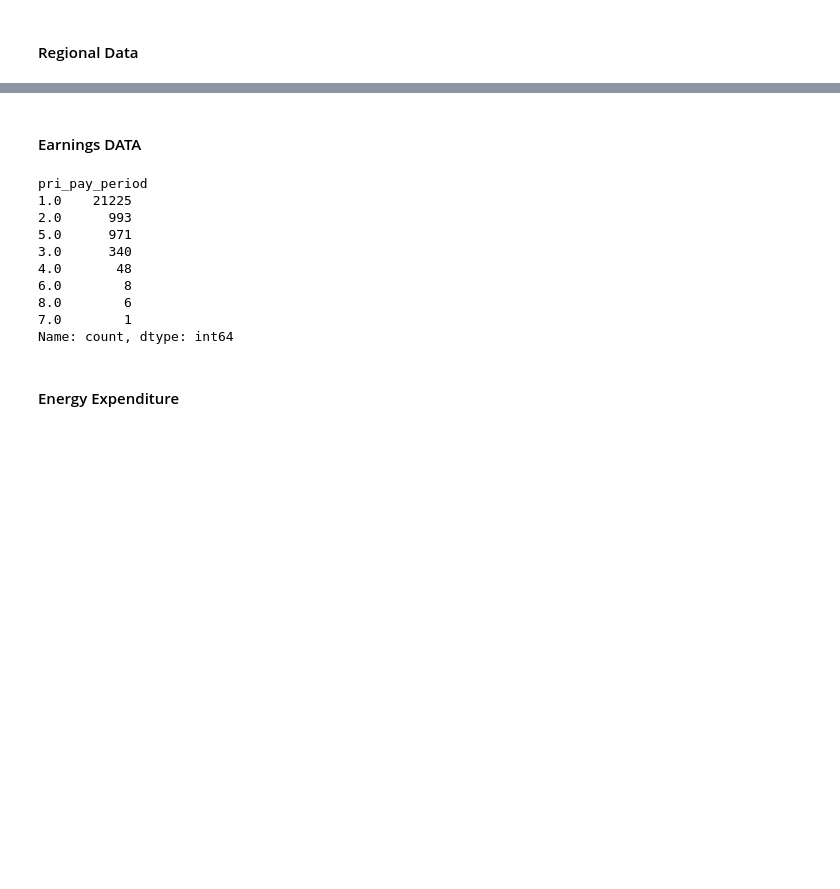
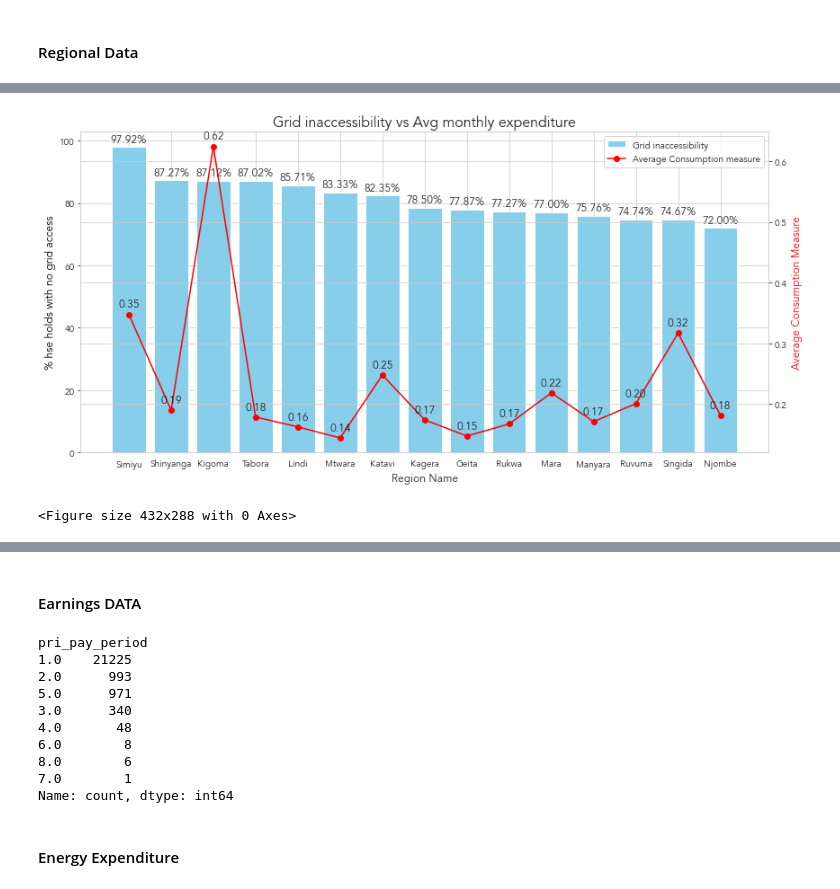
Before and after one commit to whitehackr/solar_tz, a Jupyter notebook: data_and_analysis/survey_review_.ipynb, the cells around one changed output, grey strips where cells are left out. Saved outputs shown, nothing was run; the diff lists cells and outputs as text; code cells hidden in the pictures; blank space fills up the shorter version.

```diff
--- a/data_and_analysis/survey_review_.ipynb
+++ b/data_and_analysis/survey_review_.ipynb
@@ -445 +509,8 @@ non_grid_consumption_usd
+# %%
+# get region from gdf
+gdf['Region_Cod'] = gdf['Region_Cod'].astype(int)
+consumption_selected = consumption_selected.merge(gdf, how = 'left', right_on = 'Region_Cod', left_on = 'region')
+# %%
+avg_monthly_exp = consumption_selected[['Region_Nam','nf_clothing', 'nf_utilities', 'nf_hhexpenses','nf_transport', 'nf_communic', 'nf_recreat', 'nf_other', 'dur_exp',
+       'rent_exp', 'educa', 'health']].groupby('Region_Nam').mean().sum(axis = 1)
 # %%
@@ -446,0 +538,2 @@ consumption_averages = non_grid_consumption_usd[['region','hhsize', 'nf_clothing
+# %%
+avg_monthly_exp = pd.DataFrame(avg_monthly_exp).rename(columns = {0:'avg_exp_monthly'})
@@ -483,3 +616,6 @@ no_elec_pct = consumption_data_w_energy.groupby('Region_Nam')['electricity_sourc
 
 # Group by Region_Name and calculate the percentage of households with grid
 no_grid_pct = consumption_data_w_energy.groupby('Region_Nam')['electricity_source'].apply(lambda x: (x != 'Tanesco').mean() * 100)
+# %%
+no_grid_pct_expenditure = pd.DataFrame(no_grid_pct).merge(avg_monthly_exp, how = 'left', left_index = True, right_index = True).rename(columns = {'electricity_source':'pct_non_grid'})
+no_grid_pct_expenditure
@@ -486,3 +641,63 @@ no_grid_pct = consumption_data_w_energy.groupby('Region_Nam')['electricity_sourc
+# %%
+# Sort the DataFrame by 'pct_non_grid' in descending order and select the first 15 rows
+sorted_df = no_grid_pct_expenditure.sort_values(by='pct_non_grid', ascending=False).iloc[:15]
+
+# Create a figure and axis
+fig, ax1 = plt.subplots(figsize=(12, 6))
+
+# Create a bar chart using the 'pct_non_grid' column with less dramatic coloring
+bars = ax1.bar(sorted_df.index, sorted_df['pct_non_grid'], color='skyblue', label='Grid inaccessibility')
+
+# Annotate bar values
+for bar in bars:
+    height = bar.get_height()
+    ax1.annotate(f'{height:.2f}%',
+                 xy=(bar.get_x() + bar.get_width() / 2, height),
+                 xytext=(0, 3),  # Offset the label above the bar by 3 points
+                 textcoords="offset points",
+                 ha='center', va='bottom',
+                 fontsize =12)
+
+# Create a secondary axis (sharing the same x-axis)
+ax2 = ax1.twinx()
+
+# Create a line chart using the 'avg_exp_monthly' column
+line, = ax2.plot(sorted_df.index, sorted_df['avg_exp_monthly'], color='red', marker='o', label='Average Consumption measure')
+
+# Annotate line values
+for x, y in zip(sorted_df.index, sorted_df['avg_exp_monthly']):
+    ax2.annotate(f'{y:.2f}',  # Format the annotation as the value
+                 xy=(x, y),
+                 xytext=(0, 5),  # Offset the label above the point by 5 points
+                 textcoords="offset points",
+                 ha='center', va='bottom',
+                 fontsize =12)
+
+# Set labels and legends
+ax1.set_xlabel('Region Name',fontsize = 12)
+ax1.set_ylabel('% hse holds with no grid access', color='black',fontsize = 12)
+ax2.set_ylabel('Average Consumption Measure', color='red',fontsize = 12)
+
+# Rotate the x-axis labels by 45 degrees for better readability
+plt.xticks(rotation=45)
+
+# Add legends
+lines, labels = ax1.get_legend_handles_labels()
+lines2, labels2 = ax2.get_legend_handles_labels()
+ax2.legend(lines + lines2, labels + labels2, loc='upper right')
+
+# Show the combined chart
+plt.title('Grid inaccessibility vs Avg monthly expenditure', fontsize = 16)
+plt.tight_layout()
+plt.show()
+
+current_directory = os.getcwd()
+# Save the figure in the 'outputs' sub-folder
+output_path = current_directory.replace('data_and_analysis','reports_and_output/') + 'cmbn_grid_inaccessibility_by_region' +'.png'
+plt.savefig(output_path, dpi=300, format='png')
+# %% [output]
+[figure, added]
+<Figure size 432x288 with 0 Axes>
 # %%
 chloro_plotter(map_df = no_elec_pct,
                main_title = 'Households with no Electricity Access',
```
Also changed, not shown: parts of 33 cells of this notebook.
